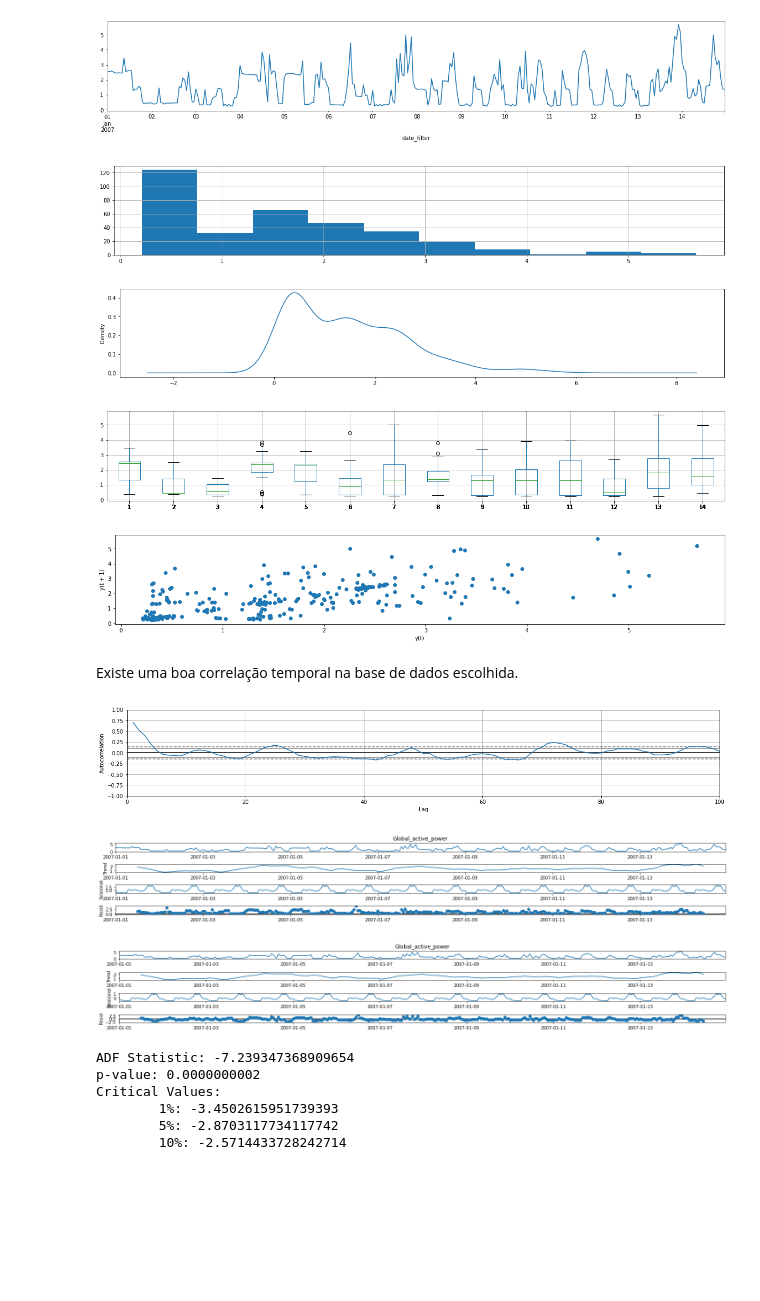
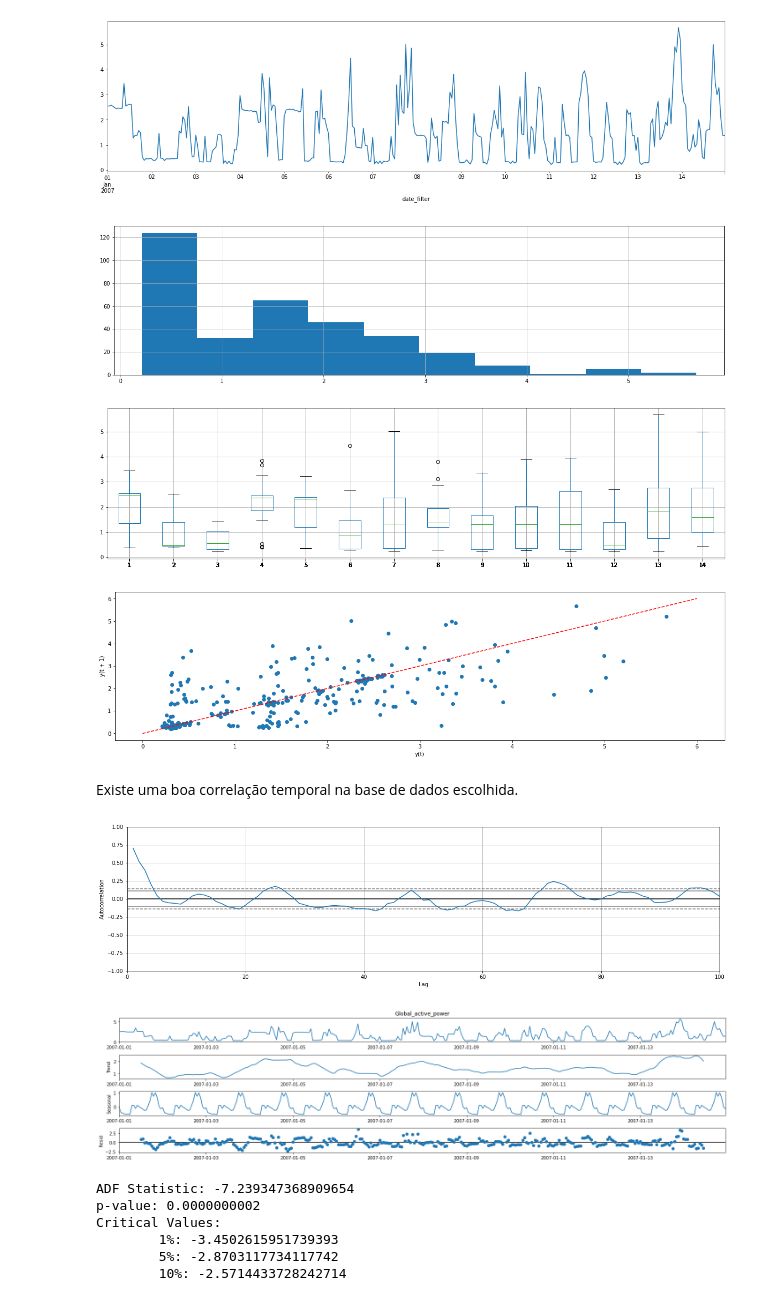
Before and after one commit to Gunisalvo/ppget-aprendizado-de-maquinas, a Jupyter notebook: demand_response.ipynb, the cells around one changed output. Cells and saved outputs as stored; diff of their text form; code cells hidden in the pictures; blank space fills up the shorter version.

```diff
--- a/demand_response.ipynb
+++ b/demand_response.ipynb
@@ -43,33 +43,30 @@ def clean_data(dataframe):
 series = clean_data(data_base)
 # %%
 import matplotlib as plt
-plt.rcParams["figure.figsize"] = (20,3)
+plt.rcParams["figure.figsize"] = (20,5)
 
 series.plot()
 plt.pyplot.show()
 # %% [output]
-[figure, old version]
+[figure, new version]
 # %%
 series.hist()
 plt.pyplot.show()
 # %% [output]
-[figure, old version]
+[figure, new version]
-# %%
-series.plot(kind="kde")
-plt.pyplot.show()
-# %% [output]
-[figure, removed]
 # %%
 pd.DataFrame(series).set_index(series.index.day, append=True).unstack().boxplot()
 plt.pyplot.xticks(series.index.day, list(series.index.day))
 plt.pyplot.show()
 # %% [output]
-[figure, old version]
+[figure, new version]
 # %%
 pd.plotting.lag_plot(series)
+ident = [0.0, 6.0]
+plt.pyplot.plot(ident,ident, color="red", linestyle="--")
 plt.pyplot.show()
 # %% [output]
-[figure, old version]
+[figure, new version]
 # %% [markdown]
 Existe uma boa correlação temporal na base de dados escolhida.
 # %%
@@ -77,19 +74,14 @@ pd.plotting.autocorrelation_plot(series)
 plt.pyplot.xlim([0,100])
 plt.pyplot.show()
 # %% [output]
-[figure, old version]
+[figure, new version]
 # %%
 from statsmodels.tsa.seasonal import seasonal_decompose
 
-seasonal_decompose(series, model='multiplicative').plot()
+seasonal_decompose(series, model='additive').plot()
 plt.pyplot.show()
 # %% [output]
-[figure, old version]
+[figure, new version]
-# %%
-seasonal_decompose(series, model='additive').plot()
-plt.pyplot.show()
-# %% [output]
-[figure, removed]
 # %%
 from statsmodels.tsa.stattools import adfuller
 
```
Also changed, not shown: parts of 2 cells of this notebook.
